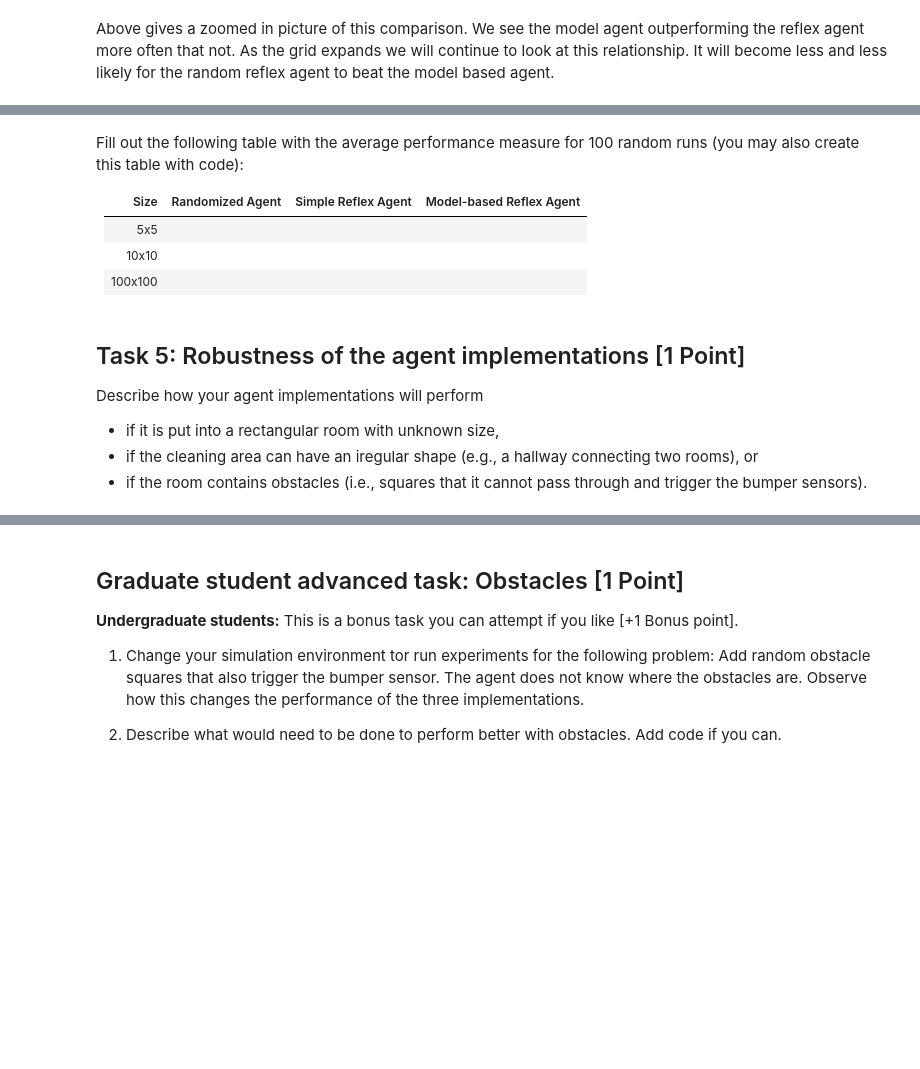
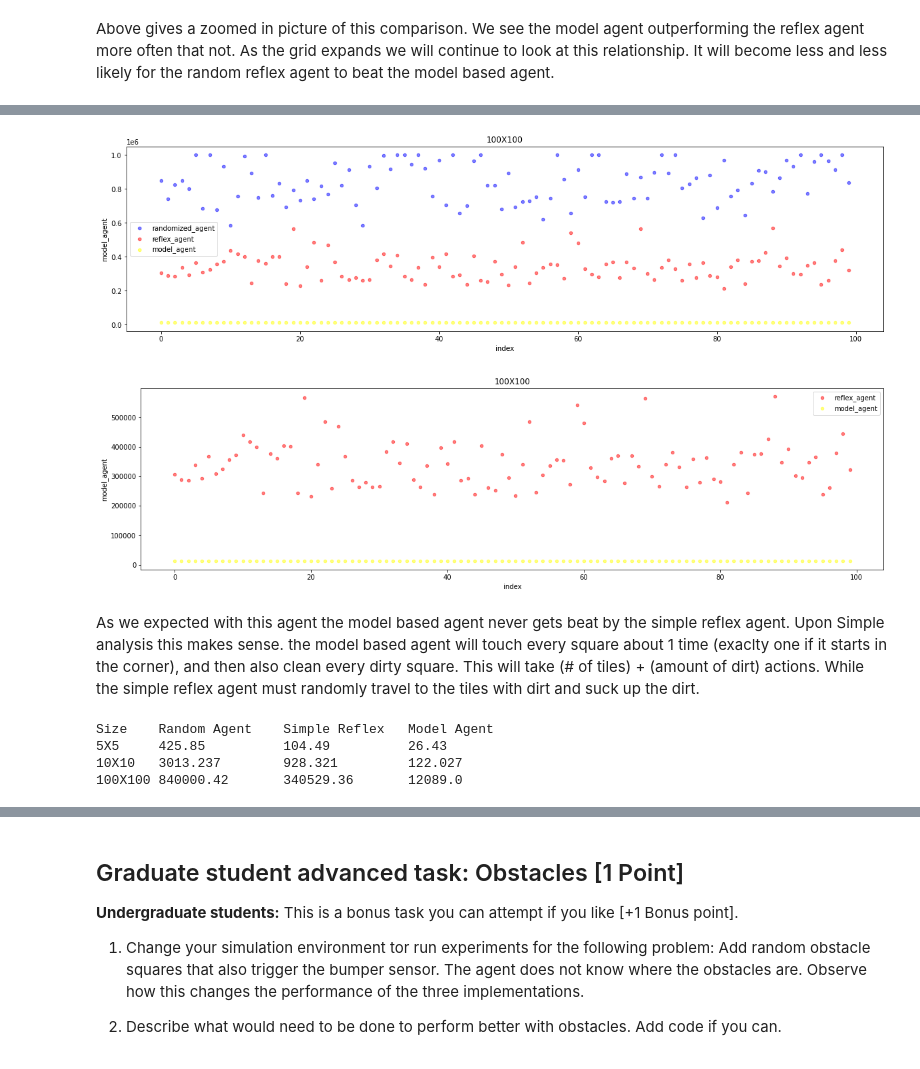
Before and after one commit to stevenjohnlarsen/CS7320-AI, a Jupyter notebook: Agents/simple_randomized_agent.ipynb, the cells around one changed output, grey strips where cells are left out. Saved outputs shown, nothing was run; the diff lists cells and outputs as text; code cells hidden in the pictures; blank space fills up the shorter version.

```diff
--- a/Agents/simple_randomized_agent.ipynb
+++ b/Agents/simple_randomized_agent.ipynb
@@ -510,4 +456,2 @@ plotDataFrameRelfexModel(df, '10X10')
 # %%
-df100X100 = simulation(100,100,1000, max_steps= 1000000, verbose = False, inner_verbose = False)
-plotDataFrameAll(df, '10X10')
-plotDataFrameRelfexModel(df, '10X10'
+df100X100 = simulation(100,100,100, max_steps= 1000000, verbose = False, inner_verbose = False)
@@ -517,16 +457,0 @@ plotDataFrameRelfexModel(df, '10X10'
-# %% [markdown]
-Fill out the following table with the average performance measure for 100 random runs (you may also create this table with code):
-
-| Size     | Randomized Agent | Simple Reflex Agent | Model-based Reflex Agent |
-|----------|------------------|---------------------|--------------------------|
-| 5x5     | | | |
-| 10x10   | | | |
-| 100x100 | | | |
-# %% [markdown]
-## Task 5: Robustness of the agent implementations [1 Point]
-
-Describe how your agent implementations will perform
-
-* if it is put into a rectangular room with unknown size,
-* if the cleaning area can have an iregular shape (e.g., a hallway connecting two rooms), or
-* if the room contains obstacles (i.e., squares that it cannot pass through and trigger the bumper sensors).
@@ -534,0 +458,18 @@ Describe how your agent implementations will perform
+# %%
+plotDataFrameAll(df100X100, '100X100')
+plotDataFrameRelfexModel(df100X100, '100X100')
+# %% [output]
+[figure, added]
+[figure, added]
+# %% [markdown]
+As we expected with this agent the model based agent never gets beat by the simple reflex agent.  Upon Simple analysis this makes sense.  the model based agent will touch every square about 1 time (exaclty one if it starts in the corner), and then also clean every dirty square.  This will take (# of tiles) + (amount of dirt) actions.  While the simple reflex agent must randomly travel to the tiles with dirt and suck up the dirt.
+# %%
+print('Size \tRandom Agent \tSimple Reflex \tModel Agent')
+print(f"5X5 \t{df5X5['randomized_agent'].mean()}\t\t{df5X5['reflex_agent'].mean()}\t\t{df5X5['model_agent'].mean()}")
+print(f"10X10 \t{df10X10['randomized_agent'].mean()}\t{df10X10['reflex_agent'].mean()}\t\t{df10X10['model_agent'].mean()}")
+print(f"100X100 {df100X100['randomized_agent'].mean()}\t{df100X100['reflex_agent'].mean()}\t{df100X100['model_agent'].mean()}")
+# %% [output]
+Size    Random Agent    Simple Reflex   Model Agent
+5X5     425.85          104.49          26.43
+10X10   3013.237        928.321         122.027
+100X100 840000.42       340529.36       12089.0
```
Also changed, not shown: parts of 42 cells of this notebook.
